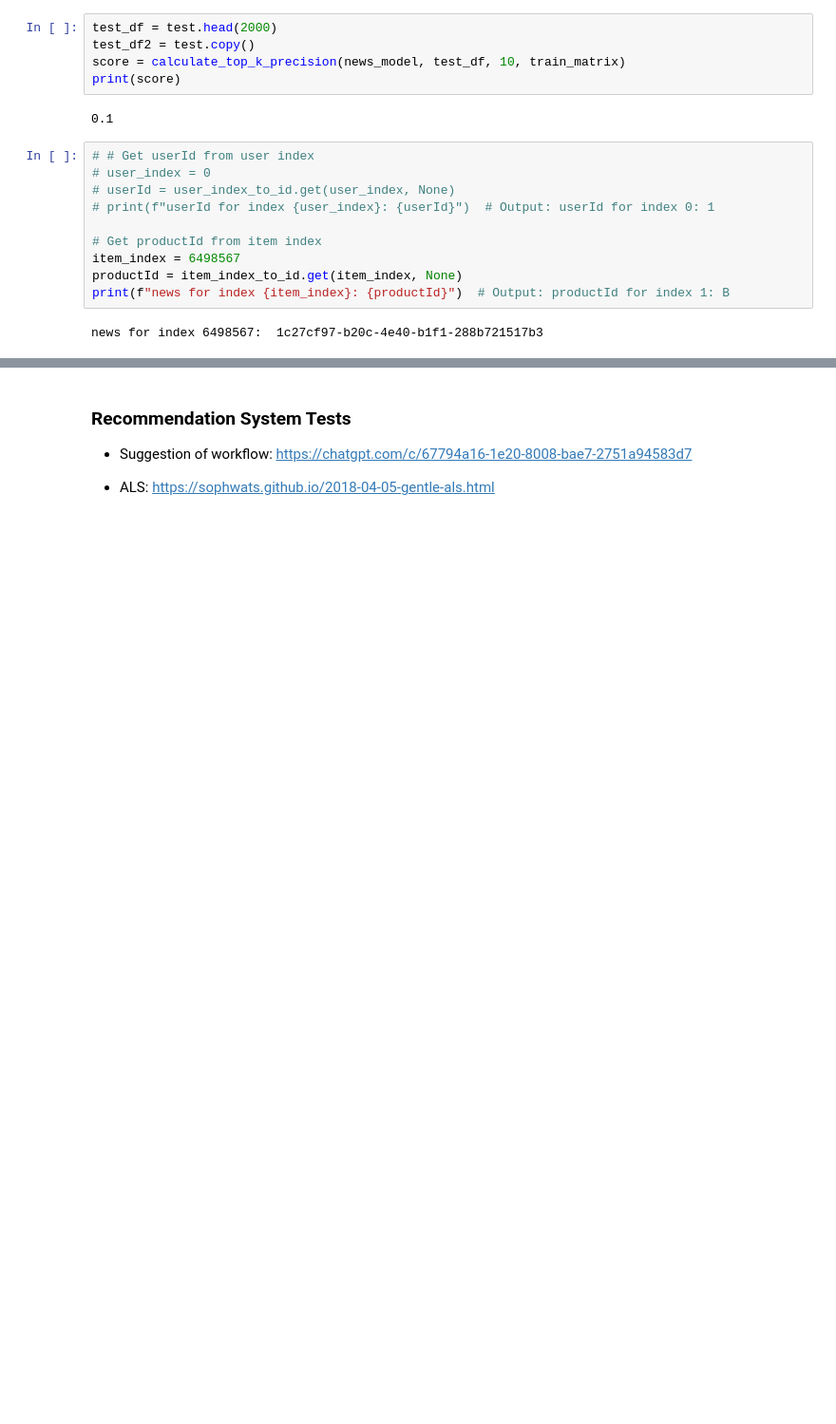
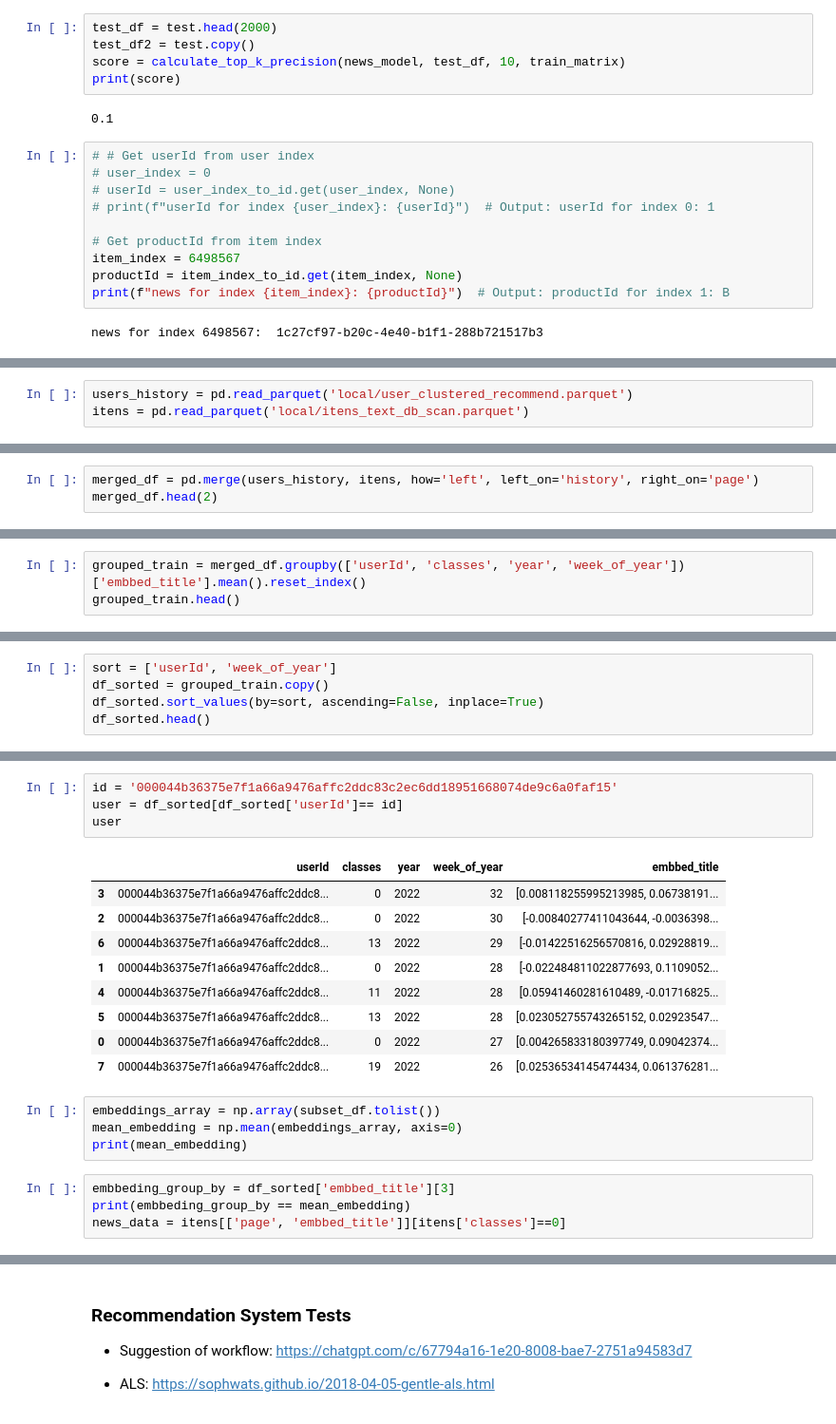
Before and after one commit to BrisaNascimento/globo_recommendation_fiap, a Jupyter notebook: globo_recommendation_fiap/data/challenge_files/notebook.ipynb, the cells around one changed output, grey strips where cells are left out. Shown at 95% size. Cells and saved outputs as stored; diff of their text form; blank space fills up the shorter version.

```diff
--- a/globo_recommendation_fiap/data/challenge_files/notebook.ipynb
+++ b/globo_recommendation_fiap/data/challenge_files/notebook.ipynb
@@ -611,0 +616,3 @@ news for index 6498567:  1c27cf97-b20c-4e40-b1f1-288b721517b3
+# %%
+users_history = pd.read_parquet('local/user_clustered_recommend.parquet')
+itens = pd.read_parquet('local/itens_text_db_scan.parquet')
@@ -611,0 +635,3 @@ news for index 6498567:  1c27cf97-b20c-4e40-b1f1-288b721517b3
+# %%
+merged_df = pd.merge(users_history, itens, how='left', left_on='history', right_on='page')
+merged_df.head(2)
@@ -611,0 +650,3 @@ news for index 6498567:  1c27cf97-b20c-4e40-b1f1-288b721517b3
+# %%
+grouped_train = merged_df.groupby(['userId', 'classes', 'year', 'week_of_year'])['embbed_title'].mean().reset_index()
+grouped_train.head()
@@ -611,0 +660,5 @@ news for index 6498567:  1c27cf97-b20c-4e40-b1f1-288b721517b3
+# %%
+sort = ['userId', 'week_of_year']
+df_sorted = grouped_train.copy()
+df_sorted.sort_values(by=sort, ascending=False, inplace=True)
+df_sorted.head()
@@ -611,0 +672,22 @@ news for index 6498567:  1c27cf97-b20c-4e40-b1f1-288b721517b3
+# %%
+id = '000044b36375e7f1a66a9476affc2ddc83c2ec6dd18951668074de9c6a0faf15'
+user = df_sorted[df_sorted['userId']== id]
+user
+# %% [output]
+|  | userId | classes | year | week_of_year | embbed_title |
+| 3 | 000044b36375e7f1a66a9476affc2ddc8... | 0 | 2022 | 32 | [0.008118255995213985, 0.06738191... |
+| 2 | 000044b36375e7f1a66a9476affc2ddc8... | 0 | 2022 | 30 | [-0.00840277411043644, -0.0036398... |
+| 6 | 000044b36375e7f1a66a9476affc2ddc8... | 13 | 2022 | 29 | [-0.01422516256570816, 0.02928819... |
+| 1 | 000044b36375e7f1a66a9476affc2ddc8... | 0 | 2022 | 28 | [-0.022484811022877693, 0.1109052... |
+| 4 | 000044b36375e7f1a66a9476affc2ddc8... | 11 | 2022 | 28 | [0.05941460281610489, -0.01716825... |
+| 5 | 000044b36375e7f1a66a9476affc2ddc8... | 13 | 2022 | 28 | [0.023052755743265152, 0.02923547... |
+| 0 | 000044b36375e7f1a66a9476affc2ddc8... | 0 | 2022 | 27 | [0.004265833180397749, 0.09042374... |
+| 7 | 000044b36375e7f1a66a9476affc2ddc8... | 19 | 2022 | 26 | [0.02536534145474434, 0.061376281... |
+# %%
+embeddings_array = np.array(subset_df.tolist())
+mean_embedding = np.mean(embeddings_array, axis=0)
+print(mean_embedding)
+# %%
+embbeding_group_by = df_sorted['embbed_title'][3]
+print(embbeding_group_by == mean_embedding)
+news_data = itens[['page', 'embbed_title']][itens['classes']==0]
```
Also changed, not shown: parts of 28 cells of this notebook, 4 other files.
